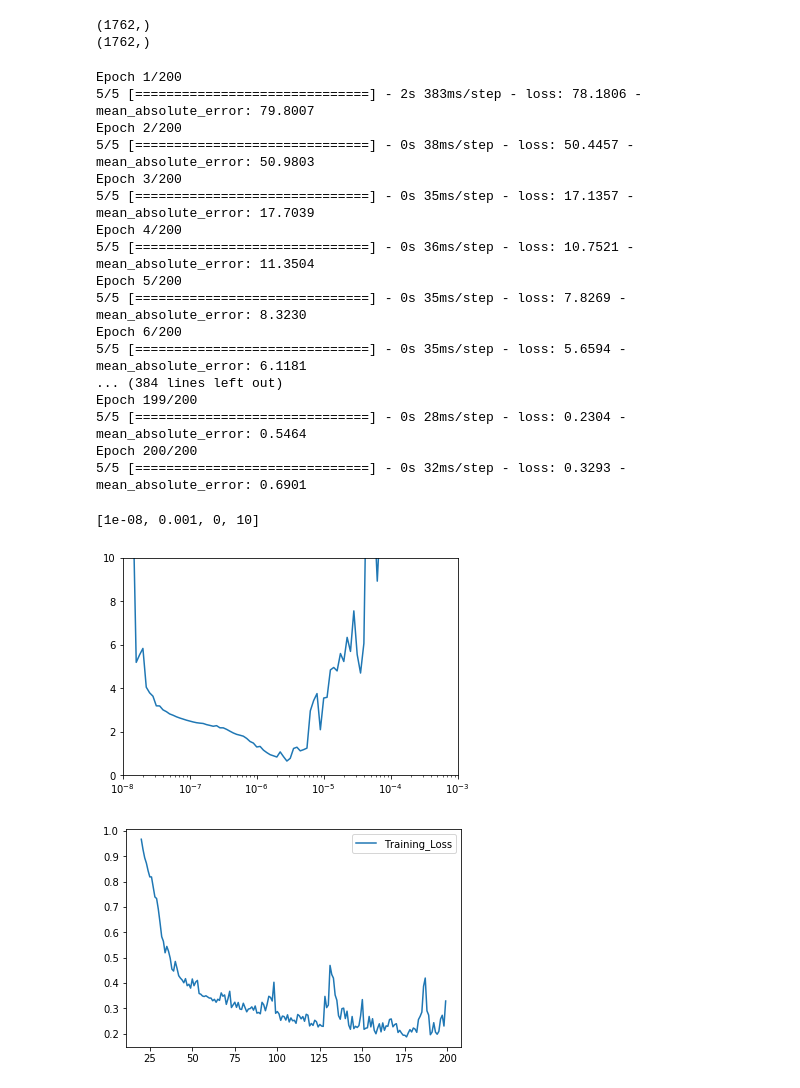
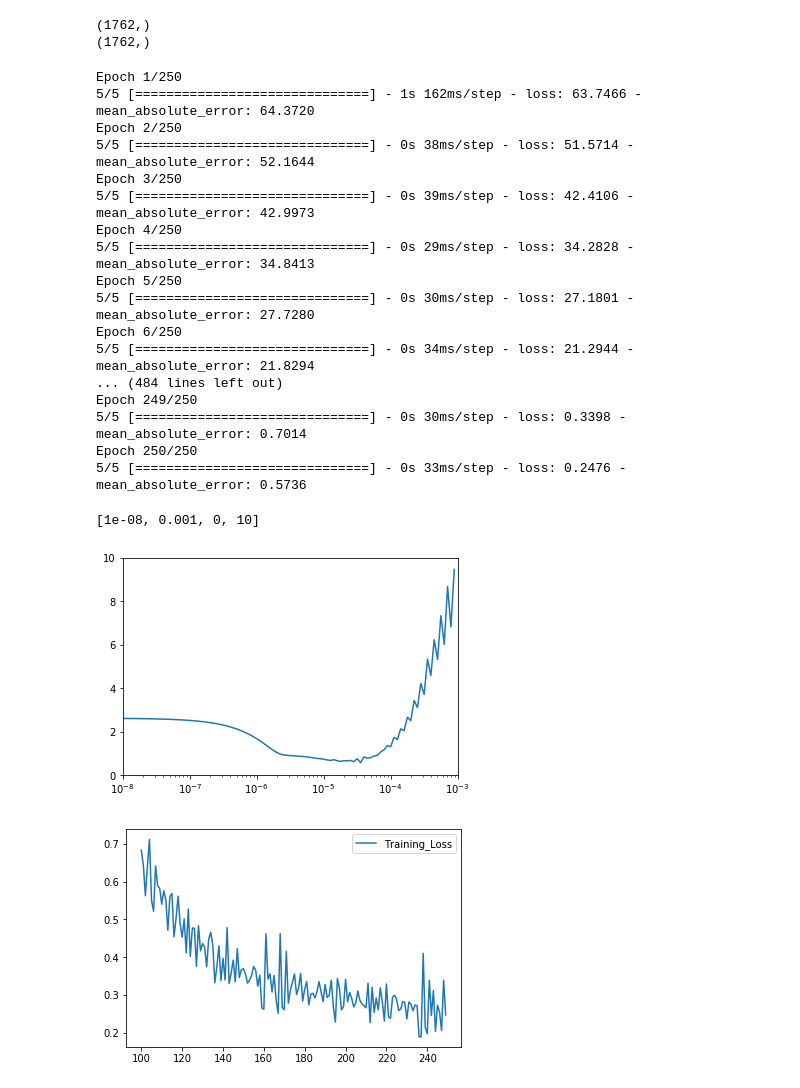
Before and after one commit to manashpratim/Stock-Price-Prediction, a Jupyter notebook: Stock_Price_Prediction.ipynb, the cells around one changed output. Saved outputs shown, nothing was run; the diff lists cells and outputs as text; code cells hidden in the pictures.

```diff
--- a/Stock_Price_Prediction.ipynb
+++ b/Stock_Price_Prediction.ipynb
@@ -154,29 +158,29 @@ model=tf.keras.models.Sequential([
 # %%
 #lr_scheduler=tf.keras.callbacks.LearningRateScheduler(lambda epochs:1e-8*10**(epochs/20))
 loss=tf.keras.losses.Huber()
-optimizer=tf.keras.optimizers.SGD(lr=2e-6,momentum=0.9)
+optimizer=tf.keras.optimizers.RMSprop(lr=2.5e-5, rho=0.9, epsilon=None, decay=0.0)
 model.compile(loss=loss,optimizer=optimizer,metrics=['mae'])
-history=model.fit(dataset,epochs=200
+history=model.fit(dataset,epochs=250
                   #,callbacks=[lr_scheduler]
                  )
 # %% [output]
-Epoch 1/200
-5/5 [==============================] - 2s 383ms/step - loss: 78.1806 - mean_absolute_error: 79.8007
-Epoch 2/200
-5/5 [==============================] - 0s 38ms/step - loss: 50.4457 - mean_absolute_error: 50.9803
-Epoch 3/200
-5/5 [==============================] - 0s 35ms/step - loss: 17.1357 - mean_absolute_error: 17.7039
-Epoch 4/200
-5/5 [==============================] - 0s 36ms/step - loss: 10.7521 - mean_absolute_error: 11.3504
-Epoch 5/200
-5/5 [==============================] - 0s 35ms/step - loss: 7.8269 - mean_absolute_error: 8.3230
-Epoch 6/200
-5/5 [==============================] - 0s 35ms/step - loss: 5.6594 - mean_absolute_error: 6.1181
-... (384 lines left out)
-Epoch 199/200
-5/5 [==============================] - 0s 28ms/step - loss: 0.2304 - mean_absolute_error: 0.5464
-Epoch 200/200
-5/5 [==============================] - 0s 32ms/step - loss: 0.3293 - mean_absolute_error: 0.6901
+Epoch 1/250
+5/5 [==============================] - 1s 162ms/step - loss: 63.7466 - mean_absolute_error: 64.3720
+Epoch 2/250
+5/5 [==============================] - 0s 38ms/step - loss: 51.5714 - mean_absolute_error: 52.1644
+Epoch 3/250
+5/5 [==============================] - 0s 39ms/step - loss: 42.4106 - mean_absolute_error: 42.9973
+Epoch 4/250
+5/5 [==============================] - 0s 29ms/step - loss: 34.2828 - mean_absolute_error: 34.8413
+Epoch 5/250
+5/5 [==============================] - 0s 30ms/step - loss: 27.1801 - mean_absolute_error: 27.7280
+Epoch 6/250
+5/5 [==============================] - 0s 34ms/step - loss: 21.2944 - mean_absolute_error: 21.8294
+... (484 lines left out)
+Epoch 249/250
+5/5 [==============================] - 0s 30ms/step - loss: 0.3398 - mean_absolute_error: 0.7014
+Epoch 250/250
+5/5 [==============================] - 0s 33ms/step - loss: 0.2476 - mean_absolute_error: 0.5736
 # %%
 #Optimizing the Learning Rate
 lrs=1e-8*(10**(np.arange(100)/20))
@@ -184,16 +188,16 @@ plt.semilogx(lrs,history.history['loss'])
 plt.axis([1e-8,1e-3,0,10])
 # %% [output]
 [1e-08, 0.001, 0, 10]
-[figure, old version]
+[figure, new version]
 # %%
 #Visualizing the Loss over the epochs
 loss=history.history['loss']
-epochs=range(20,len(loss))
-plt.plot(epochs,loss[20:],label='Training_Loss')
+epochs=range(100,len(loss))
+plt.plot(epochs,loss[100:],label='Training_Loss')
 plt.legend(loc='upper right')
 plt.show()
 # %% [output]
-[figure, old version]
+[figure, new version]
 # %%
 #Forecasting the stock prices
 predictions=forecast(model,series,window_size,split_time)
```
Also changed, not shown: parts of 4 cells of this notebook.
